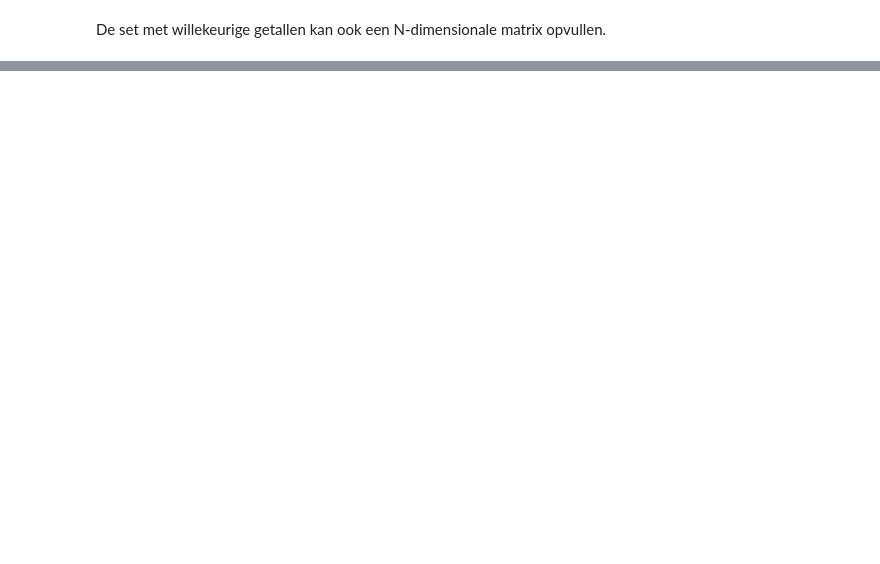
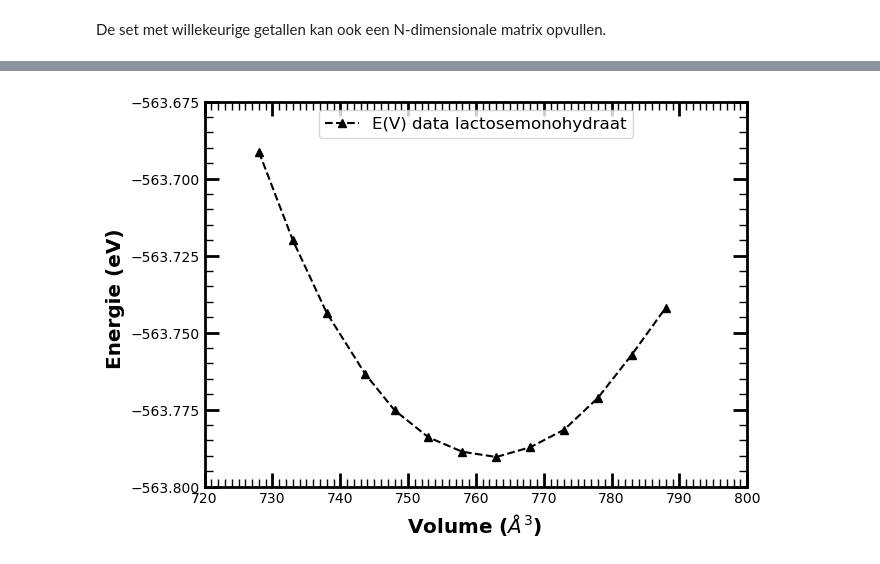
Before and after one commit to DannyVanpoucke/PythonTutorials, a Jupyter notebook: Tutorials_nl/02_PythonProgramParts.ipynb, the cells around one changed output, grey strips where cells are left out. Cells and saved outputs as stored; diff of their text form; code cells hidden in the pictures; blank space fills up the shorter version.

```diff
--- a/Tutorials_nl/02_PythonProgramParts.ipynb
+++ b/Tutorials_nl/02_PythonProgramParts.ipynb
@@ -486,0 +504,26 @@ print(random((10,2))) #10 rijen met 2 kolomen
+# %%
+from matplotlib.ticker import MultipleLocator
+
+fig, ax = plt.subplots(figsize=(7,5))
+plt.xlim([720,800])
+plt.ylim([-563.800,-563.675])
+ax.xaxis.set_major_locator(MultipleLocator(10))
+ax.xaxis.set_minor_locator(MultipleLocator(1))
+ax.yaxis.set_major_locator(MultipleLocator(0.025))
+ax.yaxis.set_minor_locator(MultipleLocator(0.005))
+# opmaak van de major ticks
+ax.tick_params(axis='both',direction='in',length=10,width=2,
+               bottom=True, top=True, left=True, right=True, labelsize=10)
+# opmaak van de minor ticks (deze hebben geen label)
+ax.tick_params(axis='both',which='minor',direction='in',length=6,width=1,
+              bottom=True, top=True, left=True, right=True)
+
+ax.spines[:].set_linewidth(2)
+
+plt.xlabel("Volume ($\AA^3$) ", fontsize='x-large', fontweight="bold")
+plt.ylabel("Energie (eV) ", fontsize='x-large', fontweight="bold")
+plt.plot(volume,energie,'--^k',label='E(V) data lactosemonohydraat')
+plt.legend(loc='upper center', fontsize='large')
+plt.show()
+# %% [output]
+[figure, added]
```
Also changed, not shown: parts of 20 cells of this notebook, 1 other file.
